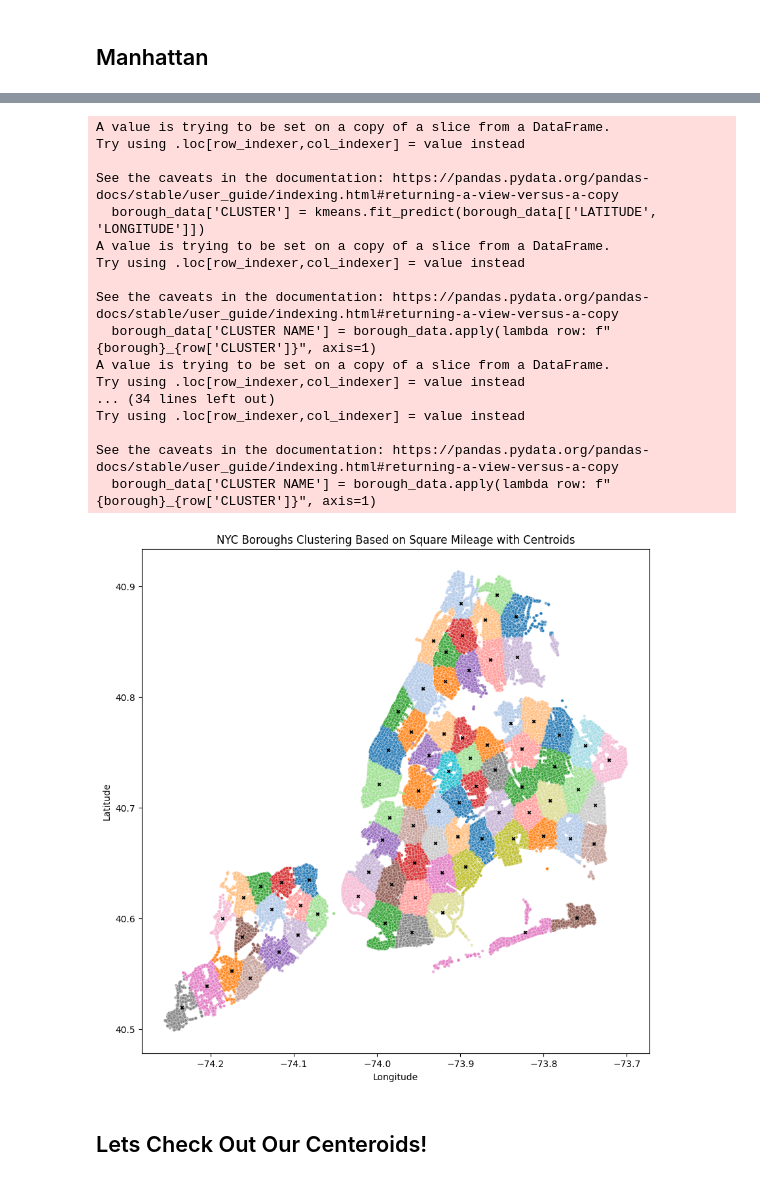
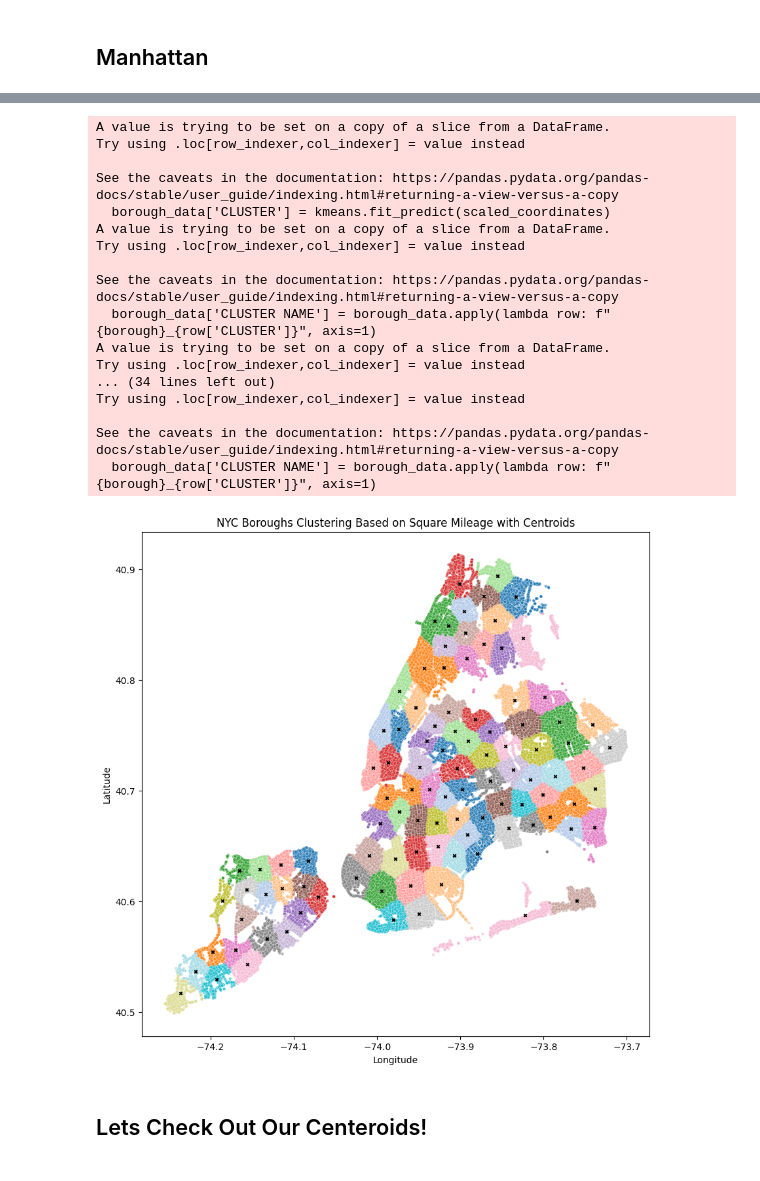
Before and after one commit to DouglasRollman/CollisionPrediction, a Jupyter notebook: kmeans.ipynb, the cells around one changed output, grey strips where cells are left out. Cells and saved outputs as stored; diff of their text form; code cells hidden in the pictures.

```diff
--- a/kmeans.ipynb
+++ b/kmeans.ipynb
@@ -392,23 +443,23 @@ import seaborn as sns
 
 
 
-# Step 1: Filter DataFrame for the suburb 'Manhattan'
+#Filter DataFrame for the suburb 'Manhattan'
 manhattan_subset = df[df['BOROUGH'] == 'Manhattan']
 coordinates = manhattan_subset[['LONGITUDE', 'LATITUDE']].dropna()
 
-# Step 2: Scale the coordinates
+#Scale the coordinates
 scaler = StandardScaler()
 coordinates_scaled = scaler.fit_transform(coordinates)
 
 # Perform K-means clustering
-n_clusters = 6  # Number of clusters
+n_clusters = 8  # Number of clusters
 kmeans = KMeans(n_clusters=n_clusters, random_state=0)
 kmeans.fit(coordinates_scaled)
 
 # Add the cluster labels to the subset DataFrame
 manhattan_subset['Cluster'] = kmeans.labels_
 
-# Step 3: Visualize the clusters
+# Visualize the clusters
 plt.figure(figsize=(10, 8))
 sns.scatterplot(
     x='LONGITUDE',
@@ -434,5 +485,6 @@ See the caveats in the documentation: https://pandas.pydata.org/pandas-docs/stab
 # %%
 from sklearn.cluster import KMeans
+from sklearn.preprocessing import StandardScaler
 import matplotlib.pyplot as plt
 import seaborn as sns
 import pandas as pd
@@ -447,7 +499,7 @@ borough_areas = {
 }
 
 # Base clusters for Manhattan
-min_clusters = 6
+min_clusters = 8
 
 # Calculate clusters for each borough
 borough_k = {borough: int((area / borough_areas['Manhattan']) * min_clusters)
@@ -456,22 +508,30 @@ borough_k = {borough: int((area / borough_areas['Manhattan']) * min_clusters)
 # List to store clustered dataframes
 dfs = []
 
-# map to store centroids
+# Map to store centroids
 centroid_map = {}
 
 # Perform clustering for each borough
 for borough, k in borough_k.items():
     borough_data = df[df['BOROUGH'] == borough]
+
+    # Scaling the coordinates
+    scaler = StandardScaler()
+    scaled_coordinates = scaler.fit_transform(borough_data[['LATITUDE', 'LONGITUDE']])
+
+    # Perform clustering on the scaled coordinates
     kmeans = KMeans(n_clusters=k, random_state=0)
-    borough_data['CLUSTER'] = kmeans.fit_predict(borough_data[['LATITUDE', 'LONGITUDE']])
+    borough_data['CLUSTER'] = kmeans.fit_predict(scaled_coordinates)
 
     # Create unique cluster names combining borough and cluster number
     borough_data['CLUSTER NAME'] = borough_data.apply(lambda row: f"{borough}_{row['CLUSTER']}", axis=1)
 
     # Store the centroids in the dictionary using CLUSTER NAME
     for i, center in enumerate(kmeans.cluster_centers_):
+        # Transform centroids back to the original scale
+        original_center = scaler.inverse_transform([center])[0]
         cluster_name = f"{borough}_{i}"
-        centroid_map[cluster_name] = center
+        centroid_map[cluster_name] = original_center
 
     # Append the clustered borough data to the list
     dfs.append(borough_data)
@@ -492,35 +552,35 @@ for borough in df_clustered['BOROUGH'].unique():
     # Plotting the clusters
     sns.scatterplot(x=longitudes, y=latitudes, hue=clusters, palette="tab20", s=10, alpha=0.6, legend=False)
 
 # Plot the centroids
 for cluster_name, centroid in centroid_map.items():
     # Extract the coordinates of the centroid
     lat, lon = centroid[0], centroid[1]
     plt.scatter(lon, lat, c='black', s=10, marker='x', label=f"{cluster_name} Centroid")
 
 plt.title("NYC Boroughs Clustering Based on Square Mileage with Centroids")
 plt.xlabel("Longitude")
 plt.ylabel("Latitude")
 plt.show()
 # %% [output]
 A value is trying to be set on a copy of a slice from a DataFrame.
 Try using .loc[row_indexer,col_indexer] = value instead
 
 See the caveats in the documentation: https://pandas.pydata.org/pandas-docs/stable/user_guide/indexing.html#returning-a-view-versus-a-copy
-  borough_data['CLUSTER'] = kmeans.fit_predict(borough_data[['LATITUDE', 'LONGITUDE']])
+  borough_data['CLUSTER'] = kmeans.fit_predict(scaled_coordinates)
 A value is trying to be set on a copy of a slice from a DataFrame.
 Try using .loc[row_indexer,col_indexer] = value instead
 
 See the caveats in the documentation: https://pandas.pydata.org/pandas-docs/stable/user_guide/indexing.html#returning-a-view-versus-a-copy
   borough_data['CLUSTER NAME'] = borough_data.apply(lambda row: f"{borough}_{row['CLUSTER']}", axis=1)
 A value is trying to be set on a copy of a slice from a DataFrame.
 Try using .loc[row_indexer,col_indexer] = value instead
 ... (34 lines left out)
 Try using .loc[row_indexer,col_indexer] = value instead
 
 See the caveats in the documentation: https://pandas.pydata.org/pandas-docs/stable/user_guide/indexing.html#returning-a-view-versus-a-copy
   borough_data['CLUSTER NAME'] = borough_data.apply(lambda row: f"{borough}_{row['CLUSTER']}", axis=1)
-[figure, old version]
+[figure, new version]
 # %% [markdown]
 ## Lets Check Out Our Centeroids!
 # %%
```
Also changed, not shown: parts of 28 cells of this notebook, 9 other files.
